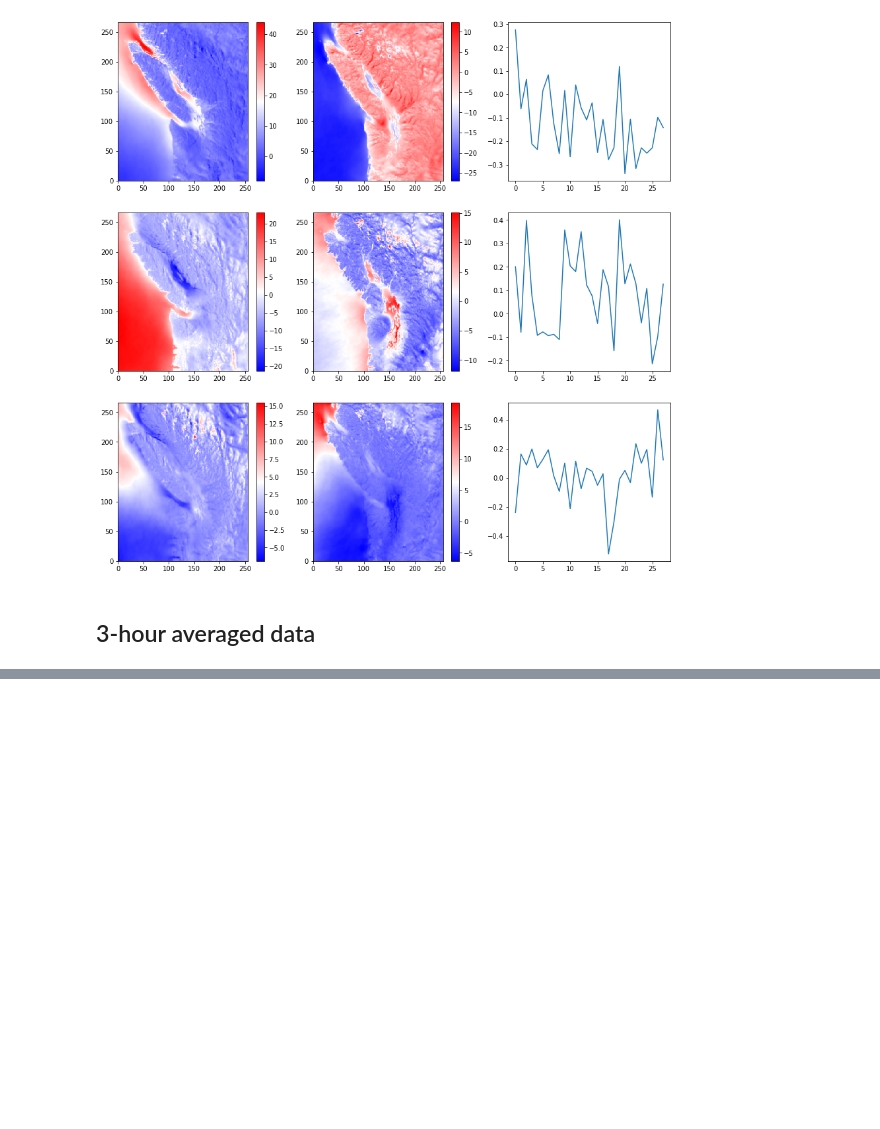
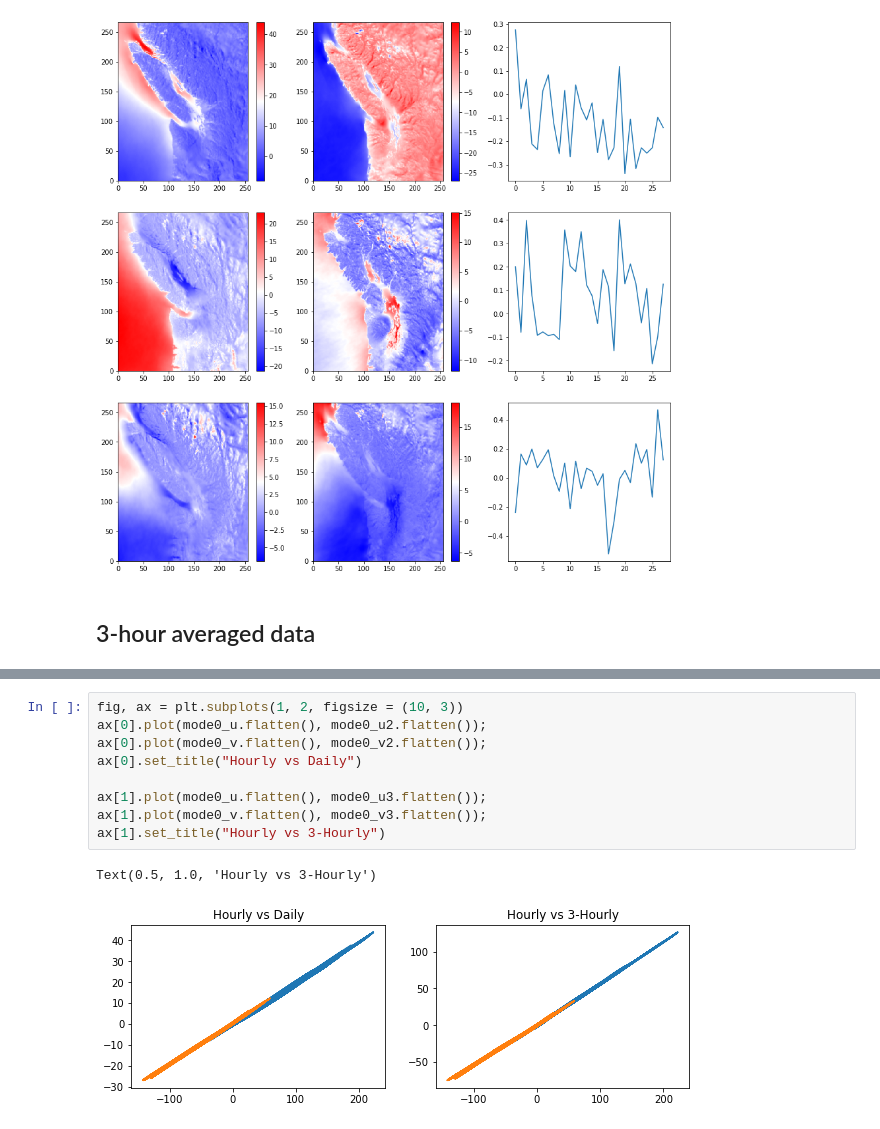
Before and after one commit to UBC-MOAD/analysis-armaan, a Jupyter notebook: notebooks/introWindPCA.ipynb, the cells around one changed output, grey strips where cells are left out. Saved outputs shown, nothing was run; the diff lists cells and outputs as text; blank space fills up the shorter version.

```diff
--- a/notebooks/introWindPCA.ipynb
+++ b/notebooks/introWindPCA.ipynb
@@ -197,0 +304,12 @@ c_mat2 = np.concatenate((u_mat2,v_mat2), axis=0)
+# %%
+fig, ax = plt.subplots(1, 2, figsize = (10, 3))
+ax[0].plot(mode0_u.flatten(), mode0_u2.flatten());
+ax[0].plot(mode0_v.flatten(), mode0_v2.flatten());
+ax[0].set_title("Hourly vs Daily")
+
+ax[1].plot(mode0_u.flatten(), mode0_u3.flatten());
+ax[1].plot(mode0_v.flatten(), mode0_v3.flatten());
+ax[1].set_title("Hourly vs 3-Hourly")
+# %% [output]
+Text(0.5, 1.0, 'Hourly vs 3-Hourly')
+[figure, added]
```
Also changed, not shown: parts of 13 cells of this notebook.
